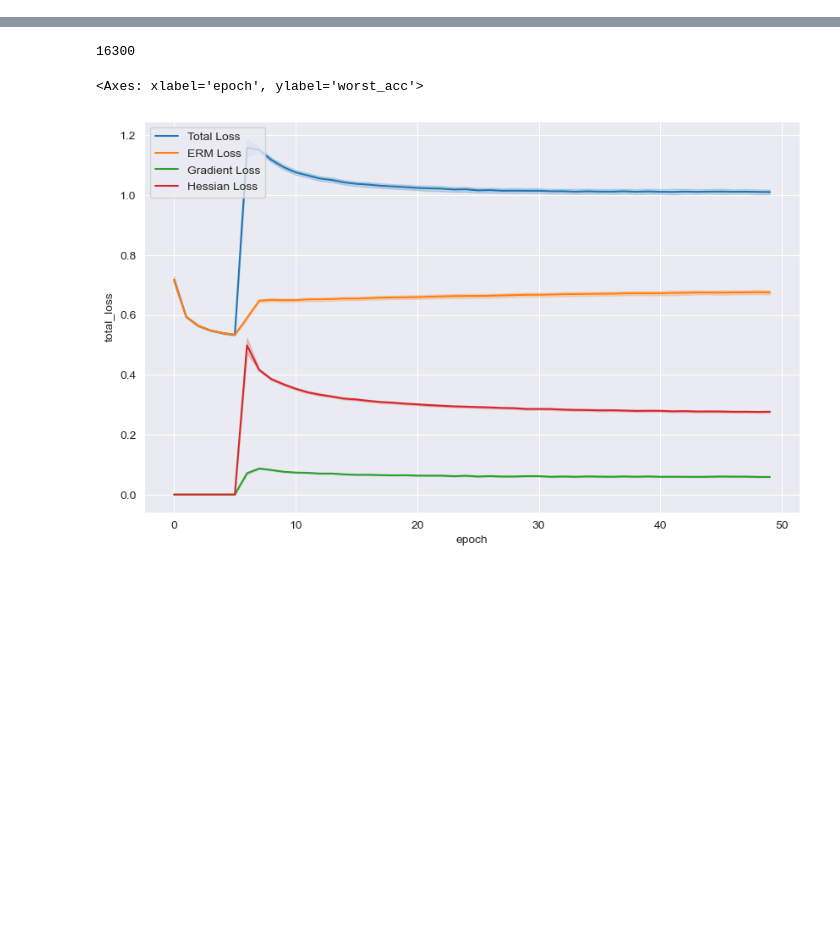
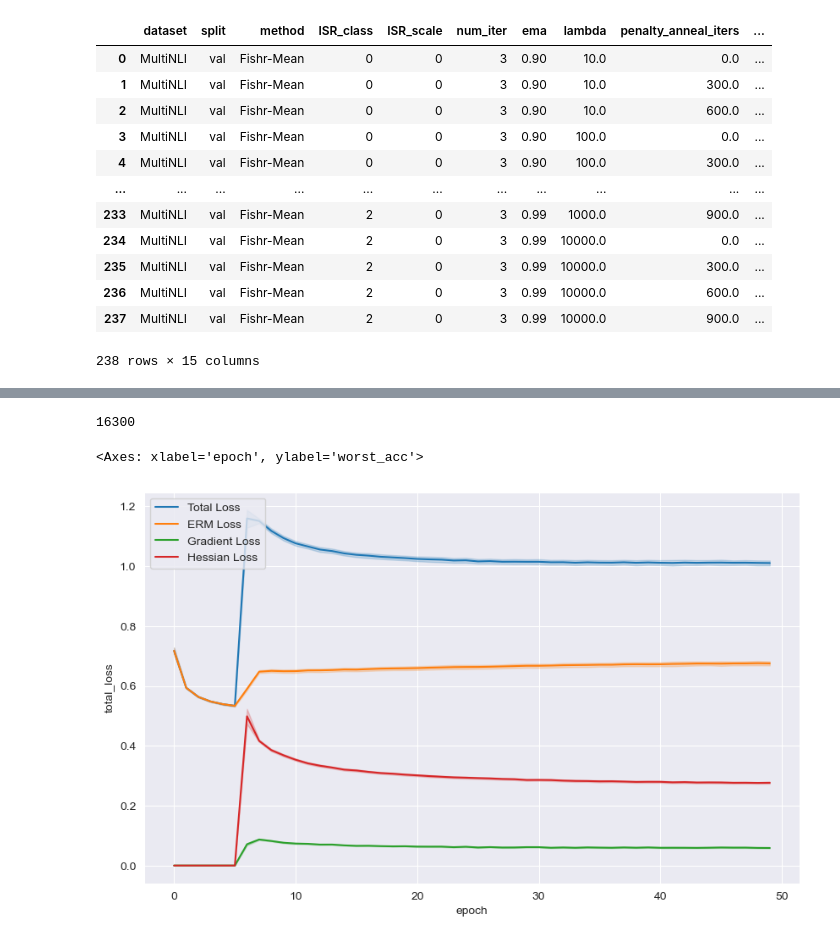
Before and after one commit to chenyuen0103/ISR, a Jupyter notebook: real_datasets/plot_results.ipynb, the cells around one changed output, grey strips where cells are left out. Cells and saved outputs as stored; diff of their text form; code cells hidden in the pictures; blank space fills up the shorter version.

```diff
--- a/real_datasets/plot_results.ipynb
+++ b/real_datasets/plot_results.ipynb
@@ -131,0 +133,17 @@ for iters, isr_class in unique_iters:
+# %%
+df = pd.read_csv(os.path.join('./logs/ISR_Hessian_results_new', multinli_file_fishr))
+df
+# %% [output]
+|  | dataset | split | method | ISR_class | ISR_scale | num_iter | ema | lambda | penalty_anneal_iters | ... |
+| 0 | MultiNLI | val | Fishr-Mean | 0 | 0 | 3 | 0.90 | 10.0 | 0.0 | ... |
+| 1 | MultiNLI | val | Fishr-Mean | 0 | 0 | 3 | 0.90 | 10.0 | 300.0 | ... |
+| 2 | MultiNLI | val | Fishr-Mean | 0 | 0 | 3 | 0.90 | 10.0 | 600.0 | ... |
+| 3 | MultiNLI | val | Fishr-Mean | 0 | 0 | 3 | 0.90 | 100.0 | 0.0 | ... |
+| 4 | MultiNLI | val | Fishr-Mean | 0 | 0 | 3 | 0.90 | 100.0 | 300.0 | ... |
+| ... | ... | ... | ... | ... | ... | ... | ... | ... | ... | ... |
+| 233 | MultiNLI | val | Fishr-Mean | 2 | 0 | 3 | 0.99 | 1000.0 | 900.0 | ... |
+| 234 | MultiNLI | val | Fishr-Mean | 2 | 0 | 3 | 0.99 | 10000.0 | 0.0 | ... |
+| 235 | MultiNLI | val | Fishr-Mean | 2 | 0 | 3 | 0.99 | 10000.0 | 300.0 | ... |
+| 236 | MultiNLI | val | Fishr-Mean | 2 | 0 | 3 | 0.99 | 10000.0 | 600.0 | ... |
+| 237 | MultiNLI | val | Fishr-Mean | 2 | 0 | 3 | 0.99 | 10000.0 | 900.0 | ... |
+238 rows × 15 columns
```
Also changed, not shown: parts of 5 cells of this notebook, 1 other file.
